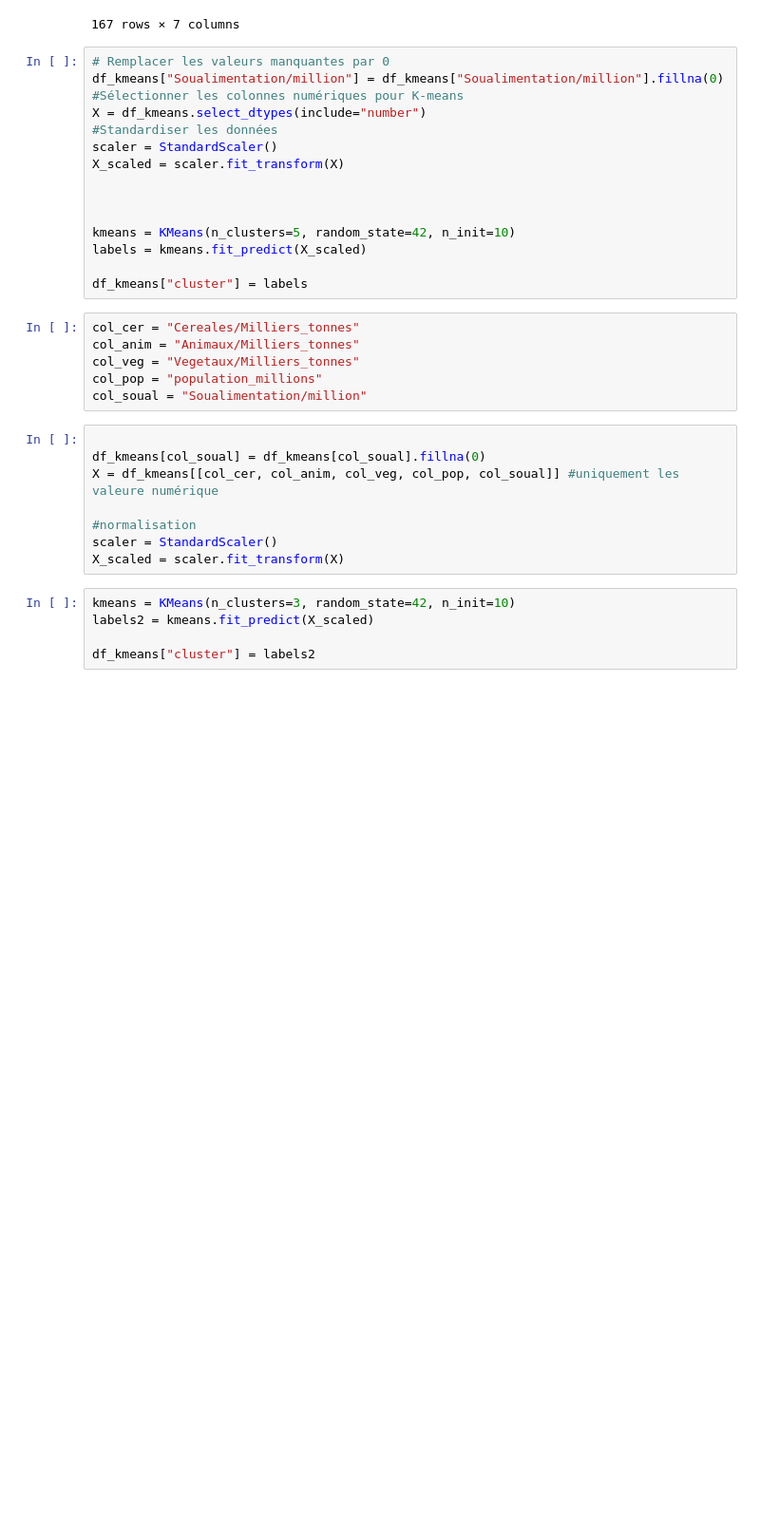
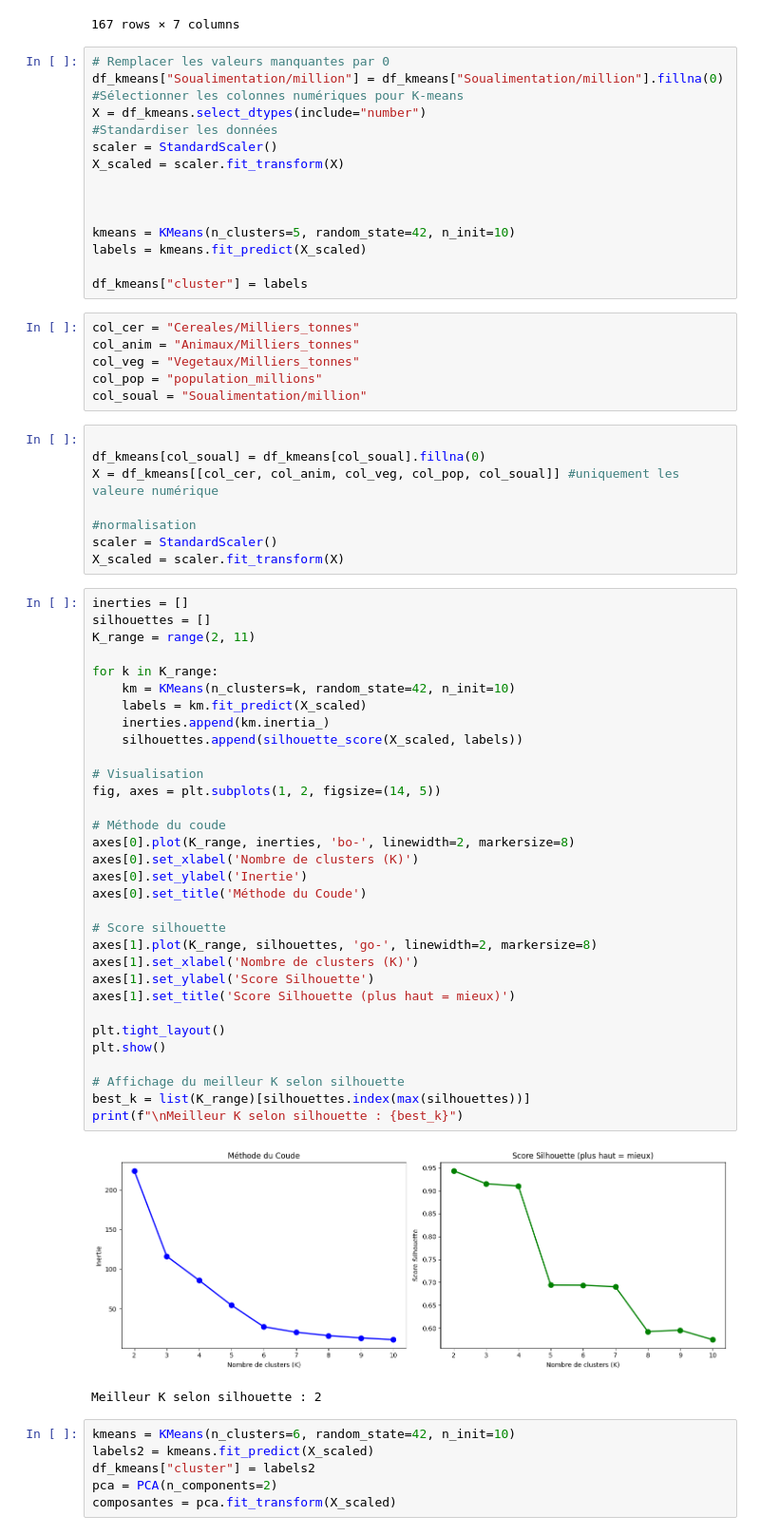
Before and after one commit to SIMPLON-DIST-Data-Analyst-211541/Hanna_Bief_FAO, a Jupyter notebook: FAO/ML_sousalimentation.ipynb, the cells around one changed output. Shown at 95% size. Saved outputs shown, nothing was run; the diff lists cells and outputs as text; blank space fills up the shorter version.

```diff
--- a/FAO/ML_sousalimentation.ipynb
+++ b/FAO/ML_sousalimentation.ipynb
@@ -324,9 +426,45 @@ X = df_kmeans[[col_cer, col_anim, col_veg, col_pop, col_soual]] #uniquement les
 #normalisation
 scaler = StandardScaler()
 X_scaled = scaler.fit_transform(X)
+# %%
+inerties = []
+silhouettes = []
+K_range = range(2, 11)
+
+for k in K_range:
+    km = KMeans(n_clusters=k, random_state=42, n_init=10)
+    labels = km.fit_predict(X_scaled)
+    inerties.append(km.inertia_)
+    silhouettes.append(silhouette_score(X_scaled, labels))
+
+# Visualisation
+fig, axes = plt.subplots(1, 2, figsize=(14, 5))
+
+# Méthode du coude
+axes[0].plot(K_range, inerties, 'bo-', linewidth=2, markersize=8)
+axes[0].set_xlabel('Nombre de clusters (K)')
+axes[0].set_ylabel('Inertie')
+axes[0].set_title('Méthode du Coude')
+
+# Score silhouette
+axes[1].plot(K_range, silhouettes, 'go-', linewidth=2, markersize=8)
+axes[1].set_xlabel('Nombre de clusters (K)')
+axes[1].set_ylabel('Score Silhouette')
+axes[1].set_title('Score Silhouette (plus haut = mieux)')
+
+plt.tight_layout()
+plt.show()
+
+# Affichage du meilleur K selon silhouette
+best_k = list(K_range)[silhouettes.index(max(silhouettes))]
+print(f"\nMeilleur K selon silhouette : {best_k}")
+# %% [output]
+[figure, added]
+Meilleur K selon silhouette : 2
 # %%
-kmeans = KMeans(n_clusters=3, random_state=42, n_init=10)
+kmeans = KMeans(n_clusters=6, random_state=42, n_init=10)
 labels2 = kmeans.fit_predict(X_scaled)
-
 df_kmeans["cluster"] = labels2
+pca = PCA(n_components=2)
+composantes = pca.fit_transform(X_scaled)
 # %%
```
Also changed, not shown: parts of 23 cells of this notebook, 2 other files.
